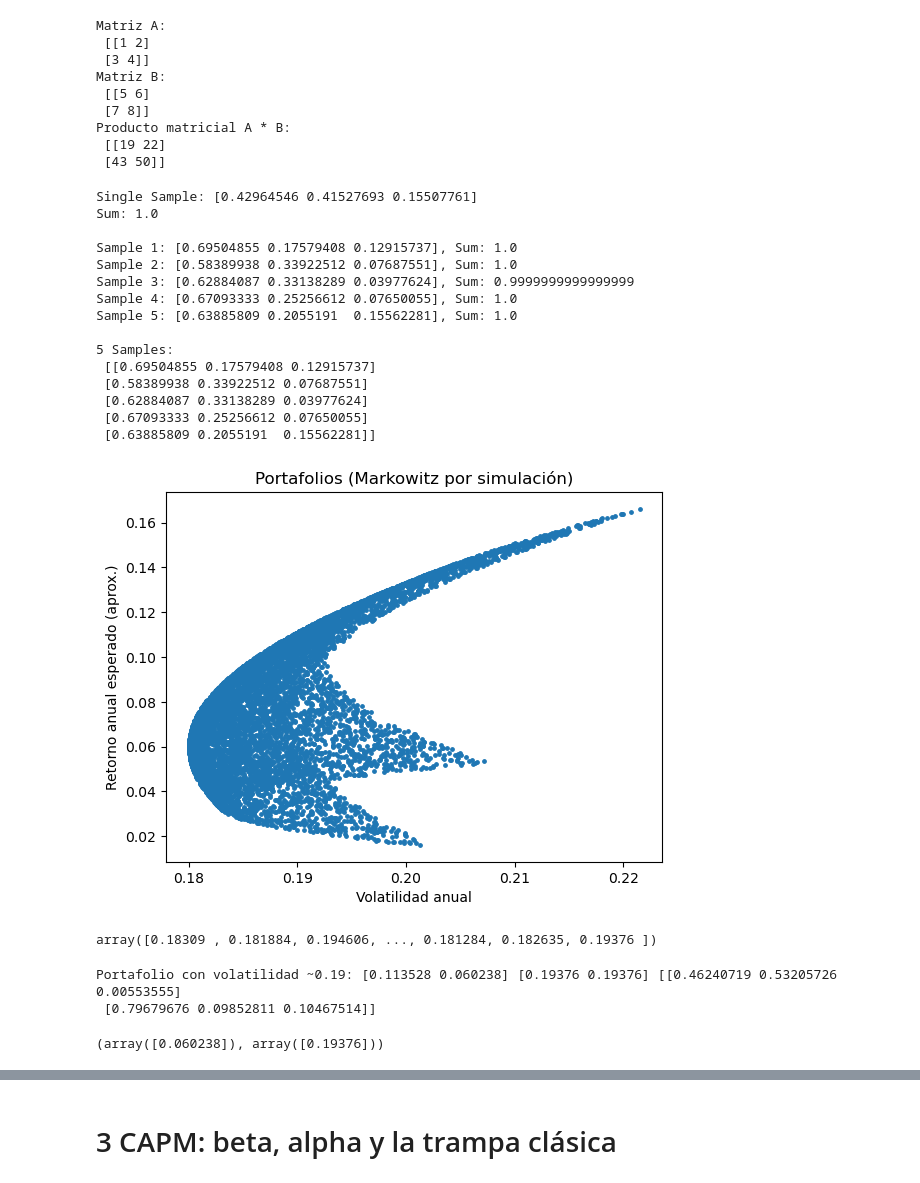
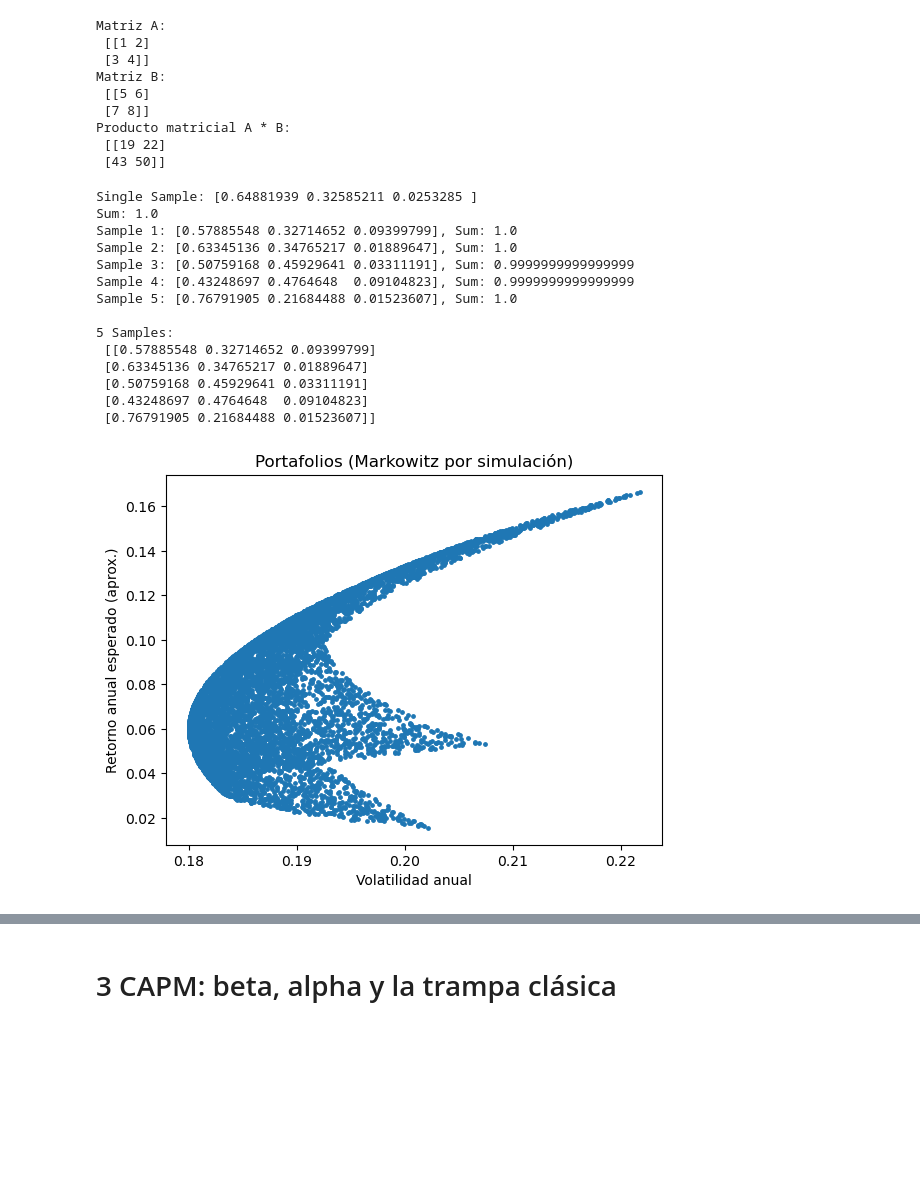
Before and after one commit to ferdlpz/Finanzas-Python, a Jupyter notebook: Modelos de valuacion de activos/Clase_Asset_Pricing.ipynb, the cells around one changed output, grey strips where cells are left out. Drawn from its saved outputs; the diff is of its cells as text; code cells hidden in the pictures; blank space fills up the shorter version.

```diff
--- a/Modelos de valuacion de activos/Clase_Asset_Pricing.ipynb
+++ b/Modelos de valuacion de activos/Clase_Asset_Pricing.ipynb
@@ -98,7 +98,7 @@ alpha = [10, 5, 1]
 # Generate a single sample (a vector of 3 probabilities summing to 1)
 sample = np.random.dirichlet(alpha)
 print("Single Sample:", sample)
-print("Sum:", np.sum(sample), "\n")
+print("Sum:", np.sum(sample))
 
 # Generate 5 samples
 samples = np.random.dirichlet(alpha, size=5)
@@ -106,58 +106,42 @@ for i, s in enumerate(samples):
     print(f"Sample {i+1}: {s}, Sum: {np.sum(s)}")
 print("\n5 Samples:\n", samples)
 # %% [output]
-Single Sample: [0.42964546 0.41527693 0.15507761]
+Single Sample: [0.64881939 0.32585211 0.0253285 ]
 Sum: 1.0
-
-Sample 1: [0.69504855 0.17579408 0.12915737], Sum: 1.0
-Sample 2: [0.58389938 0.33922512 0.07687551], Sum: 1.0
-Sample 3: [0.62884087 0.33138289 0.03977624], Sum: 0.9999999999999999
-Sample 4: [0.67093333 0.25256612 0.07650055], Sum: 1.0
-Sample 5: [0.63885809 0.2055191  0.15562281], Sum: 1.0
+Sample 1: [0.57885548 0.32714652 0.09399799], Sum: 1.0
+Sample 2: [0.63345136 0.34765217 0.01889647], Sum: 1.0
+Sample 3: [0.50759168 0.45929641 0.03311191], Sum: 0.9999999999999999
+Sample 4: [0.43248697 0.4764648  0.09104823], Sum: 0.9999999999999999
+Sample 5: [0.76791905 0.21684488 0.01523607], Sum: 1.0
 
 5 Samples:
- [[0.69504855 0.17579408 0.12915737]
- [0.58389938 0.33922512 0.07687551]
- [0.62884087 0.33138289 0.03977624]
- [0.67093333 0.25256612 0.07650055]
- [0.63885809 0.2055191  0.15562281]]
+ [[0.57885548 0.32714652 0.09399799]
+ [0.63345136 0.34765217 0.01889647]
+ [0.50759168 0.45929641 0.03311191]
+ [0.43248697 0.4764648  0.09104823]
+ [0.76791905 0.21684488 0.01523607]]
 # %%
 def random_weights(k, n_portfolios=5000):
     W = np.random.dirichlet(np.ones(k), size=n_portfolios)
     return W
 
-def portfolio_stats(rets: pd.DataFrame, W: np.ndarray, periods_per_year=252, decimals = 6):
+def portfolio_stats(rets: pd.DataFrame, W: np.ndarray, periods_per_year=252):
     mu = rets.mean().values
     Sigma = rets.cov().values
     port_mu = W @ mu
     port_var = np.einsum('ij,jk,ik->i', W, Sigma, W)
     port_vol = np.sqrt(port_var)
-    return (np.round(port_mu * periods_per_year, decimals), np.round(port_vol * np.sqrt(periods_per_year), decimals))
+    return (port_mu * periods_per_year, port_vol * np.sqrt(periods_per_year))
 
 W = random_weights(3, n_portfolios=8000)
 mu_a, vol_a = portfolio_stats(rets, W)
 
 # Grafico portafolios
 plt.figure()
 plt.scatter(vol_a, mu_a, s=6)
 plt.xlabel("Volatilidad anual")
 plt.ylabel("Retorno anual esperado (aprox.)")
 plt.title("Portafolios (Markowitz por simulación)")
 plt.show()
 # %% [output]
-[figure, old version]
+[figure, new version]
-# %%
-vol_a
-# %% [output]
-array([0.18309 , 0.181884, 0.194606, ..., 0.181284, 0.182635, 0.19376 ])
-# %%
-index = (vol_a == 0.19376)
-print("Portafolio con volatilidad ~0.19:", mu_a[index], vol_a[index], W[index])
-# %% [output]
-Portafolio con volatilidad ~0.19: [0.113528 0.060238] [0.19376 0.19376] [[0.46240719 0.53205726 0.00553555]
- [0.79679676 0.09852811 0.10467514]]
-# %%
-weights_real = np.array([0.79679676, 0.09852811, 0.10467514])
-portfolio_stats(rets, W = weights_real.reshape(1, -1), periods_per_year=252)
-# %% [output]
-(array([0.060238]), array([0.19376]))
```
Also changed, not shown: parts of 9 cells of this notebook.
